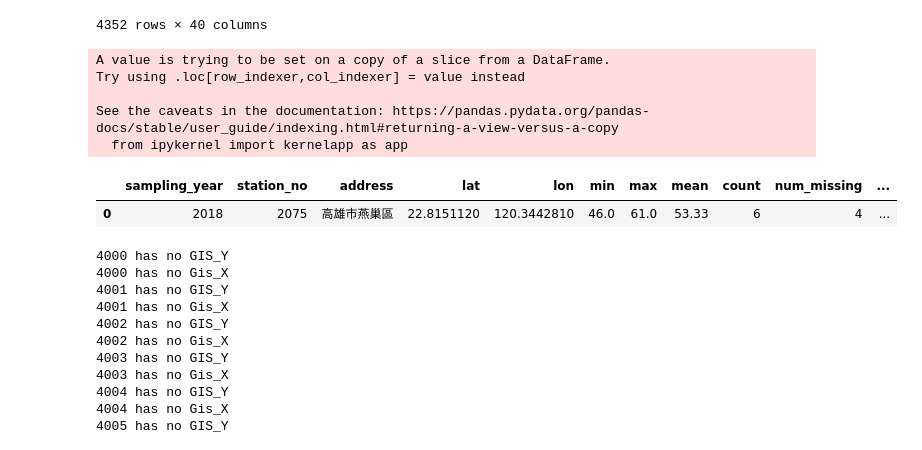
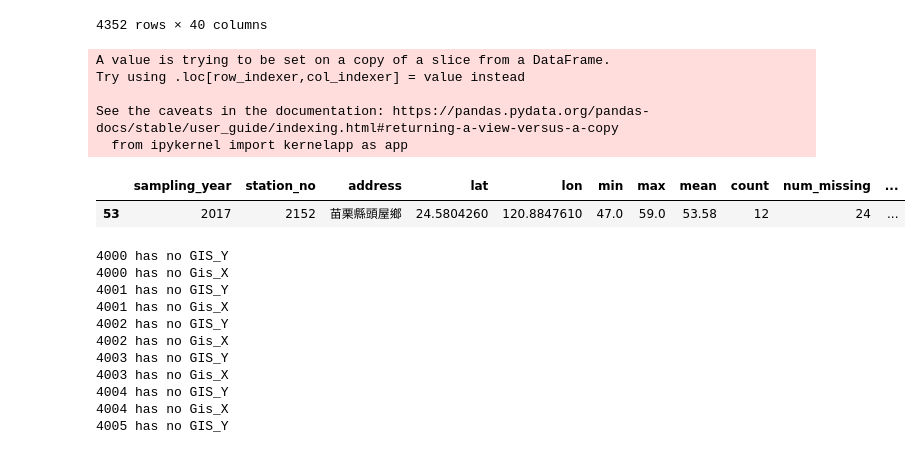
Before and after one commit to nweat/know-your-water, a Jupyter notebook: know_my_wata/water_app/data/data_exploration.ipynb, the cells around one changed output. Saved outputs shown, nothing was run; the diff lists cells and outputs as text; code cells hidden in the pictures.

```diff
--- a/know_my_wata/water_app/data/data_exploration.ipynb
+++ b/know_my_wata/water_app/data/data_exploration.ipynb
@@ -304,14 +305,14 @@ https://medium.com/dunder-data/finding-the-percentage-of-missing-values-in-a-pan
 https://queirozf.com/entries/pandas-dataframe-groupby-examples
 '''
 
-YEAR = '2018'
+YEAR = '2017'
 FIELD = 'ctsi'
 FIELD_MISSING = FIELD +'_missing'
 MISSING_VALUE = '--'
 
 # field stats - record min, max, average, number of missing data for GIVEN YEAR at each station, use station 1234 for testing
 dam_stats = dam_water_final[dam_water_final['sampling_year'] == YEAR]
-dam_stats[FIELD] = dam_stats[FIELD].replace(MISSING_VALUE, np.nan)
+dam_stats[FIELD] = dam_water_final[FIELD].replace(MISSING_VALUE, np.nan)
 
 # Remove rows with np.nan in rpi column for GIVEN YEAR
 #river_water_finalRPI = river_water_finalRPI.dropna(subset=[FIELD])
@@ -330,35 +331,35 @@ dam_stats.columns = ['_'.join(col).strip() for col in dam_stats.columns.values]
 
 # format values
 dam_stats = dam_stats.astype({FIELD_MISSING + '_sum': 'int32'})
 dam_stats[FIELD_MISSING + '_mean'] = dam_stats[FIELD_MISSING + '_mean'].round(4) * 100
 dam_stats[FIELD + '_mean'] = dam_stats[FIELD + '_mean'].round(2)
 
 #rename columns so as to easier handle different stat types
 dam_stats.rename(columns={
     FIELD + '_min': "min",
     FIELD + '_max': "max",
     FIELD + '_mean': "mean",
     FIELD + '_count': "count",
     FIELD_MISSING + '_sum': "num_missing",
     FIELD_MISSING + '_mean': "perc_missing",
 }, inplace=True)
 dam_stats = dam_stats.reset_index()
 #river_water_final2['river_pollution_index'].unique()
 
 #river_stats['min'].dropna(inplace=True)
 dam_stats = dam_stats.dropna(how='any', subset=['min'])
-dam_stats[dam_stats['station_no'] == 2075]
+dam_stats[dam_stats['station_no'] == 2152]
 
 # 1143 is missing all data, remove missing stations from analysis
 #river_stats
 # %% [output]
 A value is trying to be set on a copy of a slice from a DataFrame.
 Try using .loc[row_indexer,col_indexer] = value instead
 
 See the caveats in the documentation: https://pandas.pydata.org/pandas-docs/stable/user_guide/indexing.html#returning-a-view-versus-a-copy
   from ipykernel import kernelapp as app
 |  | sampling_year | station_no | address | lat | lon | min | max | mean | count | num_missing | ... |
-| 0 | 2018 | 2075 | 高雄市燕巢區 | 22.8151120 | 120.3442810 | 46.0 | 61.0 | 53.33 | 6 | 4 | ... |
+| 53 | 2017 | 2152 | 苗栗縣頭屋鄉 | 24.5804260 | 120.8847610 | 47.0 | 59.0 | 53.58 | 12 | 24 | ... |
 # %%
 ###################################################### combine CSV data for GROUND WATER
 all_files = glob.glob("gd_water/*.csv")
```
Also changed, not shown: parts of 1 cell of this notebook, 18 other files.
